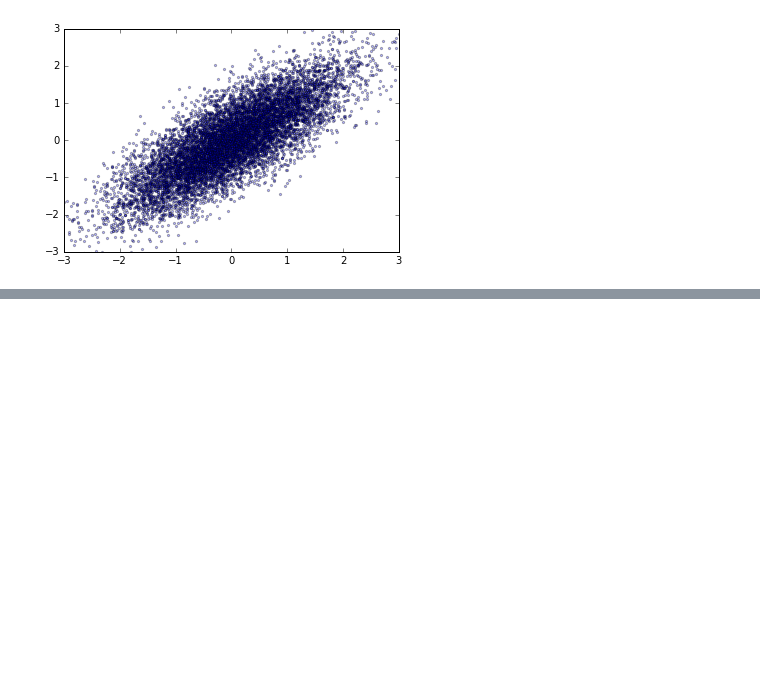
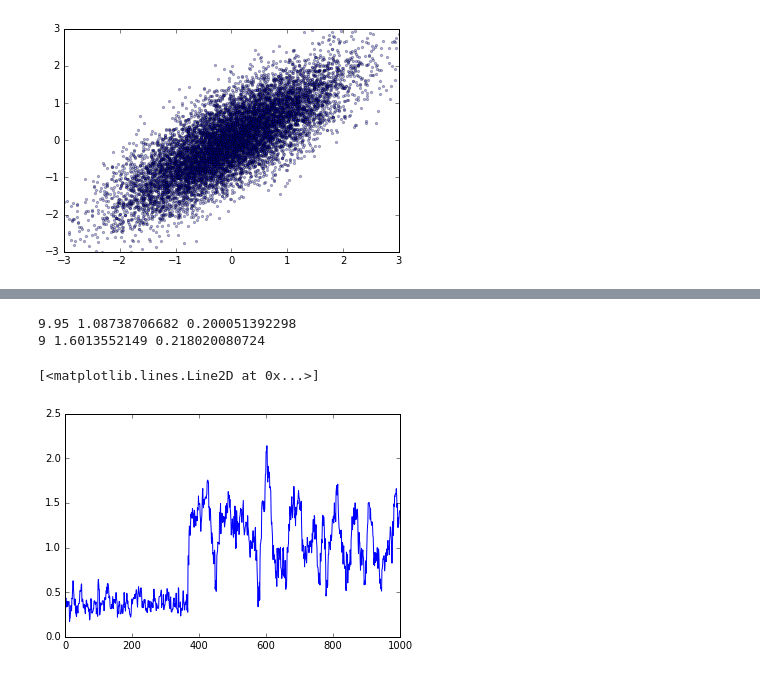
Before and after one commit to Paul-St-Young/share, a Jupyter notebook: algorithms/gibbs_sample.ipynb, the cells around one changed output, grey strips where cells are left out. Saved outputs shown, nothing was run; the diff lists cells and outputs as text; code cells hidden in the pictures; blank space fills up the shorter version.

```diff
--- a/algorithms/gibbs_sample.ipynb
+++ b/algorithms/gibbs_sample.ipynb
@@ -40,0 +123,14 @@ ax.set_ylim(-3,3);
+# %%
+def ln_ppoisson(x,lam):
+    return x*np.log(lam)-lam
+# end def
+def ln_pgamma(lam,a,b):
+    return (a-1)*np.log(lam)-b*lam
+# end def
+def ln_prob(n,lam1,lam2):
+    first  = sum( ln_ppoisson(x[:n],lam1) )
+    second = sum( ln_ppoisson(x[n:],lam2) )
+    plam1  = ln_pgamma(lam1,a,b)
+    plam2  = ln_pgamma(lam2,a,b)
+    return sum([first,second,plam1,plam2])
+# end def
@@ -40,0 +154,29 @@ ax.set_ylim(-3,3);
+# %%
+# run MCMC
+for istep in range(nequil+nsample):
+
+    for isub in range(nsubstep):
+        # propose new lambda1, lambda2, and n
+        new_lam1 = lam1 + sig*randn()
+        new_lam2 = lam2 + sig*randn()
+        new_n    = randint(N)
+
+        new_ln_prob = ln_prob(new_n,new_lam1,new_lam2)
+
+        accept = np.exp(new_ln_prob-old_ln_prob)
+        if rand()<accept:
+            lam1 = new_lam1
+            lam2 = new_lam2
+            n    = new_n
+            naccept += 1
+            old_ln_prob = new_ln_prob
+        # end if
+    # end for isub
+
+    if istep >= nequil:
+        trace_n[istep-nequil]    = n
+        trace_lam1[istep-nequil] = lam1
+        trace_lam2[istep-nequil] = lam2
+    # end if istep
+
+# end for istep
@@ -40,0 +187,12 @@ ax.set_ylim(-3,3);
+# %%
+ndiscard = 800
+print np.mean(trace_n[ndiscard:]),np.mean(trace_lam1[ndiscard:]),np.mean(trace_lam2[ndiscard:])
+print true_n,true_lam1,true_lam2
+# %% [output]
+9.95 1.08738706682 0.200051392298
+9 1.6013552149 0.218020080724
+# %%
+plt.plot(trace_lam1)
+# %% [output]
+[<matplotlib.lines.Line2D at 0x...>]
+[figure, added]
```
Also changed, not shown: parts of 11 cells of this notebook.
